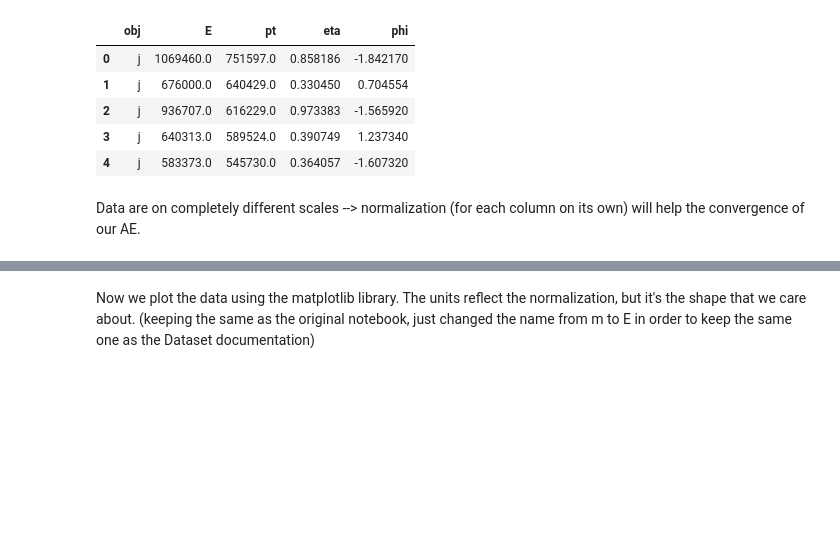
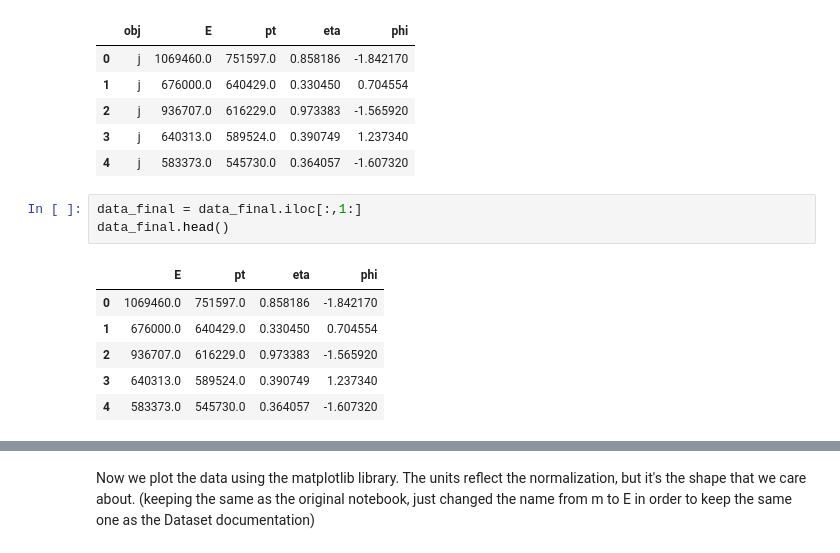
Before and after one commit to sazio/ATLAS_GSoC2021, a Jupyter notebook: ATLAS_GSoC2021_Solution.ipynb, the cells around one changed output, grey strips where cells are left out. Drawn from its saved outputs; the diff is of its cells as text; blank space fills up the shorter version.

```diff
--- a/ATLAS_GSoC2021_Solution.ipynb
+++ b/ATLAS_GSoC2021_Solution.ipynb
@@ -60,5 +61,13 @@ data_final.head()
 | 2 | j | 936707.0 | 616229.0 | 0.973383 | -1.565920 |
 | 3 | j | 640313.0 | 589524.0 | 0.390749 | 1.237340 |
 | 4 | j | 583373.0 | 545730.0 | 0.364057 | -1.607320 |
-# %% [markdown]
-Data are on completely different scales --> normalization (for each column on its own) will help the convergence of our AE.
+# %%
+data_final = data_final.iloc[:,1:]
+data_final.head()
+# %% [output]
+|  | E | pt | eta | phi |
+| 0 | 1069460.0 | 751597.0 | 0.858186 | -1.842170 |
+| 1 | 676000.0 | 640429.0 | 0.330450 | 0.704554 |
+| 2 | 936707.0 | 616229.0 | 0.973383 | -1.565920 |
+| 3 | 640313.0 | 589524.0 | 0.390749 | 1.237340 |
+| 4 | 583373.0 | 545730.0 | 0.364057 | -1.607320 |
```
Also changed, not shown: parts of 28 cells of this notebook, 10 other files.
